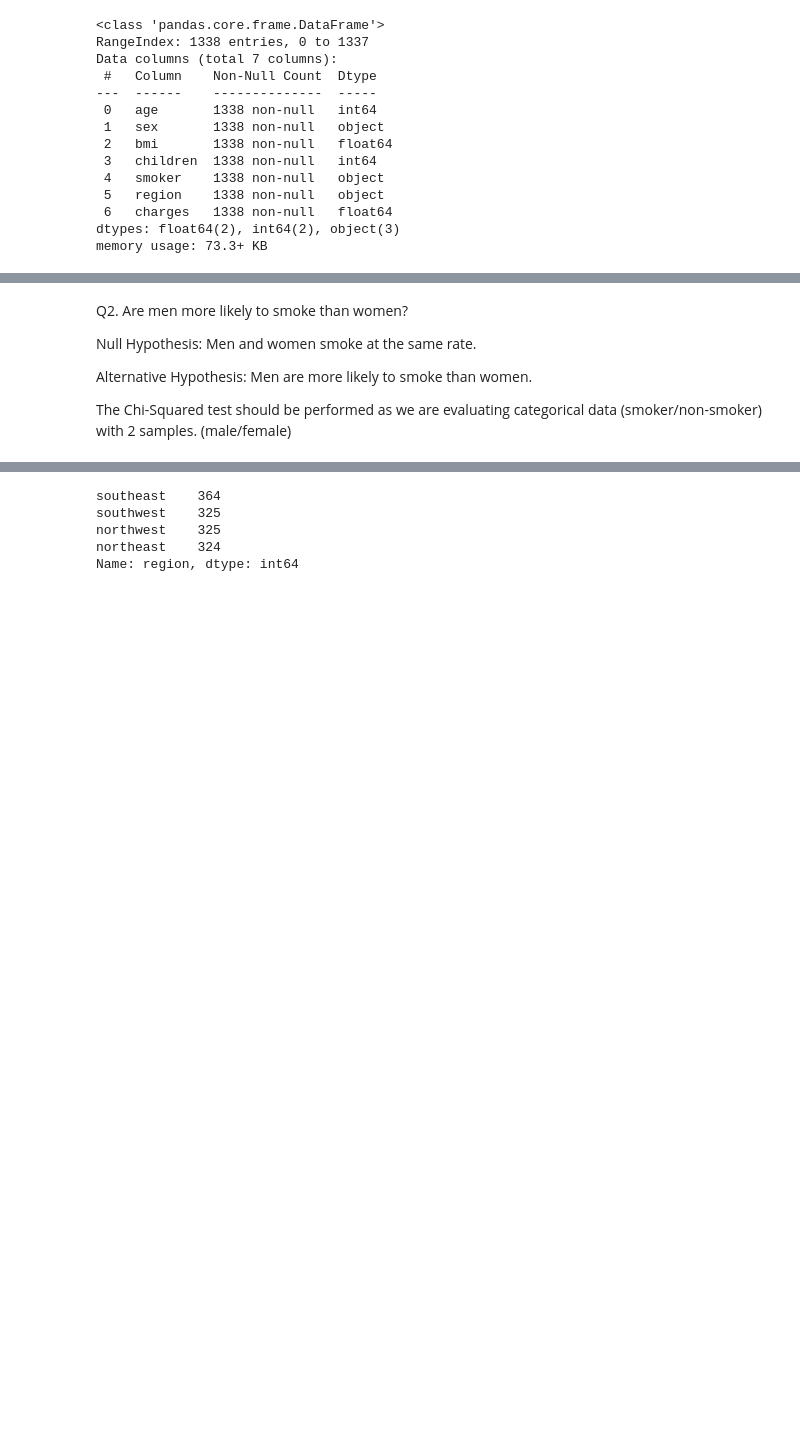
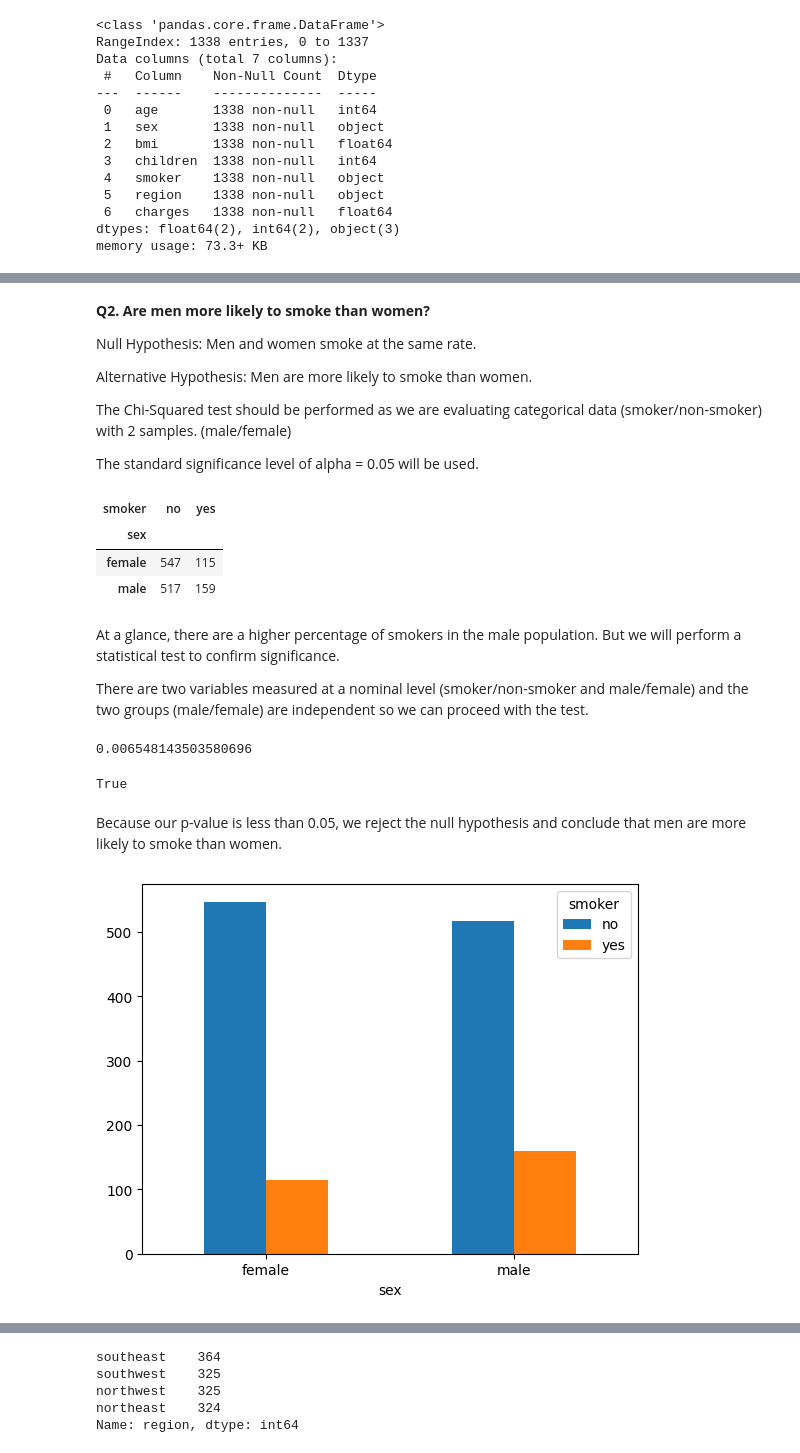
Before and after one commit to Richard-Shimada/Hypothesis-Testing-with-Insurance-Data, a Jupyter notebook: Hypothesis Testing with Insurance Data (Core).ipynb, the cells around one changed output, grey strips where cells are left out. Drawn from its saved outputs; the diff is of its cells as text; code cells hidden in the pictures; blank space fills up the shorter version.

```diff
--- a/Hypothesis Testing with Insurance Data (Core).ipynb
+++ b/Hypothesis Testing with Insurance Data (Core).ipynb
@@ -55,8 +114,10 @@ The T-test test should be performed as we are evaluating numeric data (charges)
 # %% [markdown]
-Q2. Are men more likely to smoke than women?
+<b>Q2. Are men more likely to smoke than women?
 
 Null Hypothesis: Men and women smoke at the same rate.
 
 Alternative Hypothesis: Men are more likely to smoke than women.
 
 The Chi-Squared test should be performed as we are evaluating categorical data (smoker/non-smoker) with 2 samples. (male/female)
+
+The standard significance level of alpha = 0.05 will be used.
@@ -67,0 +124,13 @@ The Chi-Squared test should be performed as we are evaluating categorical data (
+# %%
+# calculate the contingency table with pd.cross-tab
+table = pd.crosstab(df['sex'], df['smoker'])
+table
+# %% [output]
+| smoker | no | yes |
+| sex |  |  |
+| female | 547 | 115 |
+| male | 517 | 159 |
+# %% [markdown]
+At a glance, there are a higher percentage of smokers in the male population. But we will perform a statistical test to confirm significance.
+
+There are two variables measured at a nominal level (smoker/non-smoker and male/female) and the two groups (male/female) are independent so we can proceed with the test.
@@ -68 +141,14 @@ The Chi-Squared test should be performed as we are evaluating categorical data (
+# %%
+# What was our p-value?
+print(p)
+p<.05
+# %% [output]
+0.006548143503580696
+True
+# %% [markdown]
+Because our p-value is less than 0.05, we reject the null hypothesis and conclude that men are more likely to smoke than women.
+# %%
+barplot = table.plot.bar(rot=0)
+# %% [output]
+[figure, added]
 # %% [markdown]
```
Also changed, not shown: parts of 38 cells of this notebook.
